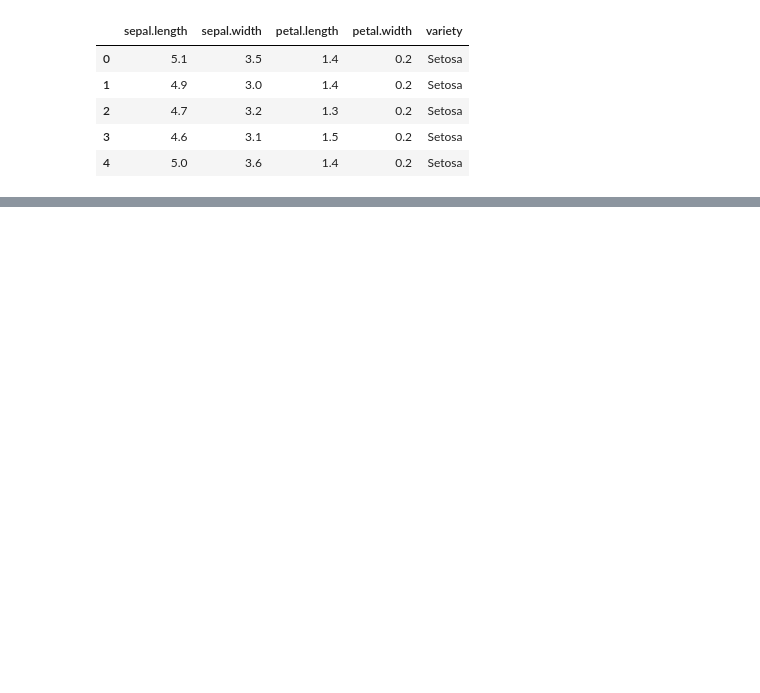
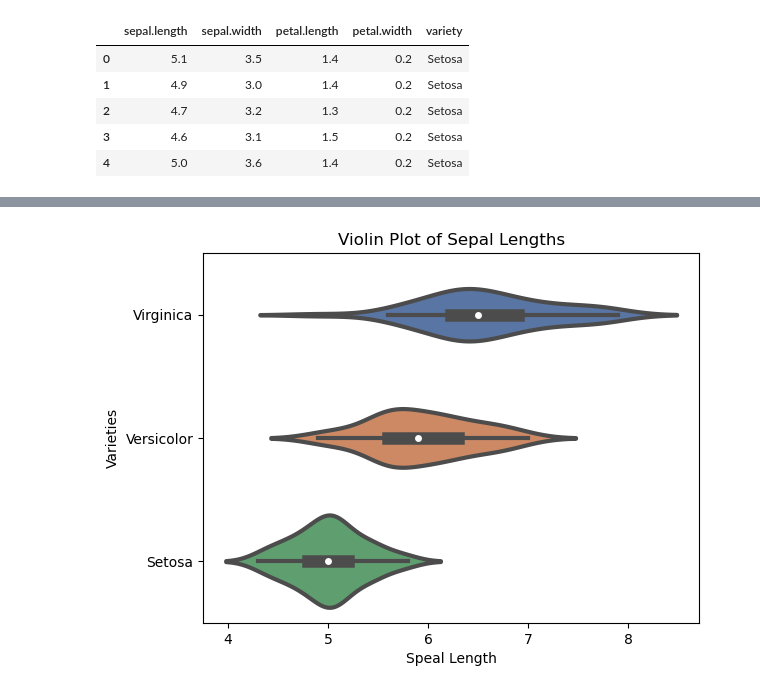
Before and after one commit to musabbirsammak/machine-learning-with-python, a Jupyter notebook: lecture-2-matplotlib.ipynb, the cells around one changed output, grey strips where cells are left out. Saved outputs shown, nothing was run; the diff lists cells and outputs as text; code cells hidden in the pictures; blank space fills up the shorter version.

```diff
--- a/lecture-2-matplotlib.ipynb
+++ b/lecture-2-matplotlib.ipynb
@@ -591,0 +541,11 @@ NameError: name 'prices' is not defined
+# %%
+ordered_indices = iris.groupby(by='variety').mean()['sepal.length'].sort_values(ascending=False).index
+# %%
+sns.violinplot(x=iris["sepal.length"], y=iris["variety"], linewidth=3, width=0.75, palette='deep',
+               order=ordered_indices)
+plt.xlabel('Speal Length')
+plt.ylabel("Varieties")
+plt.title('Violin Plot of Sepal Lengths')
+plt.show()
+# %% [output]
+[figure, added]
```
Also changed, not shown: parts of 43 cells of this notebook.
